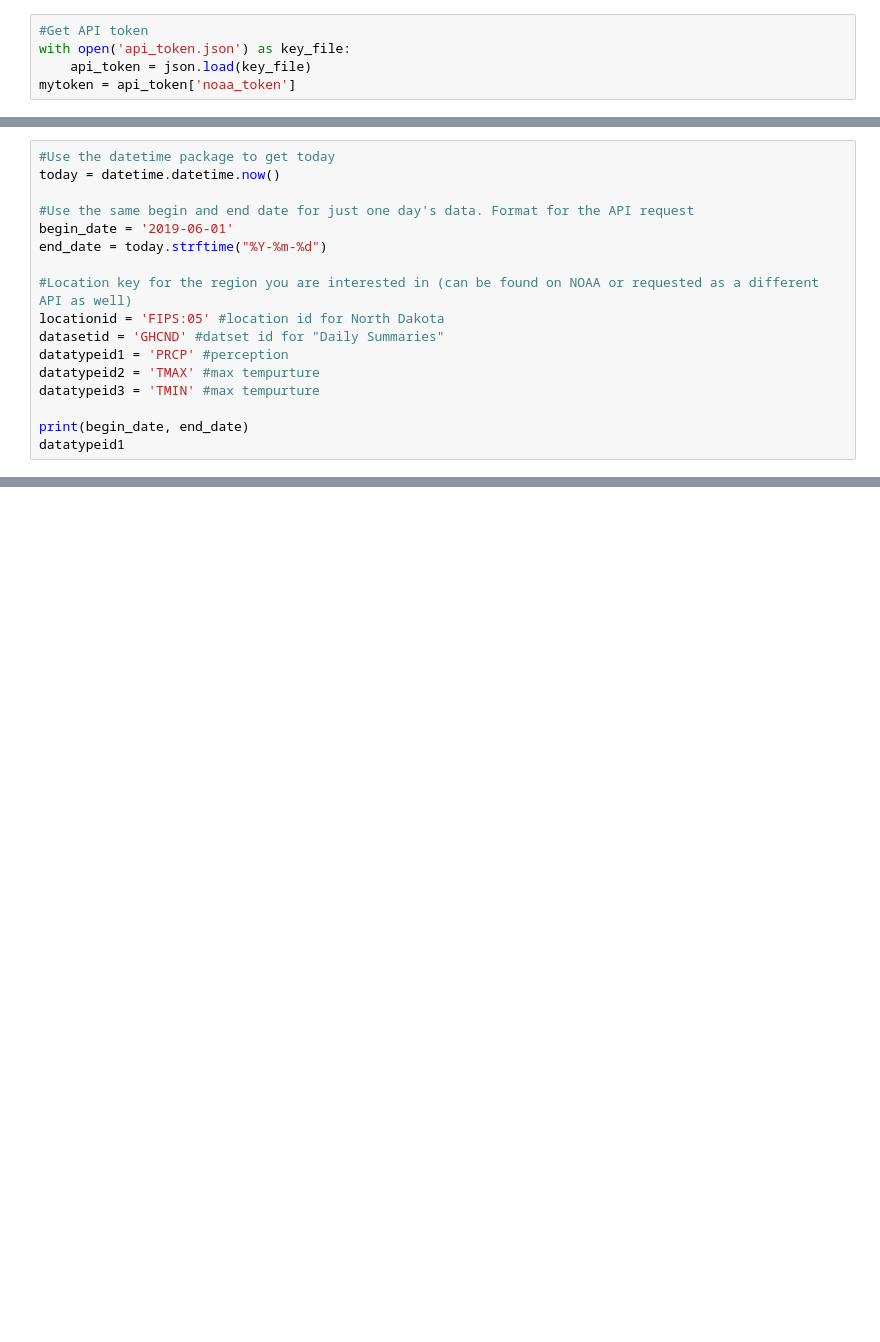
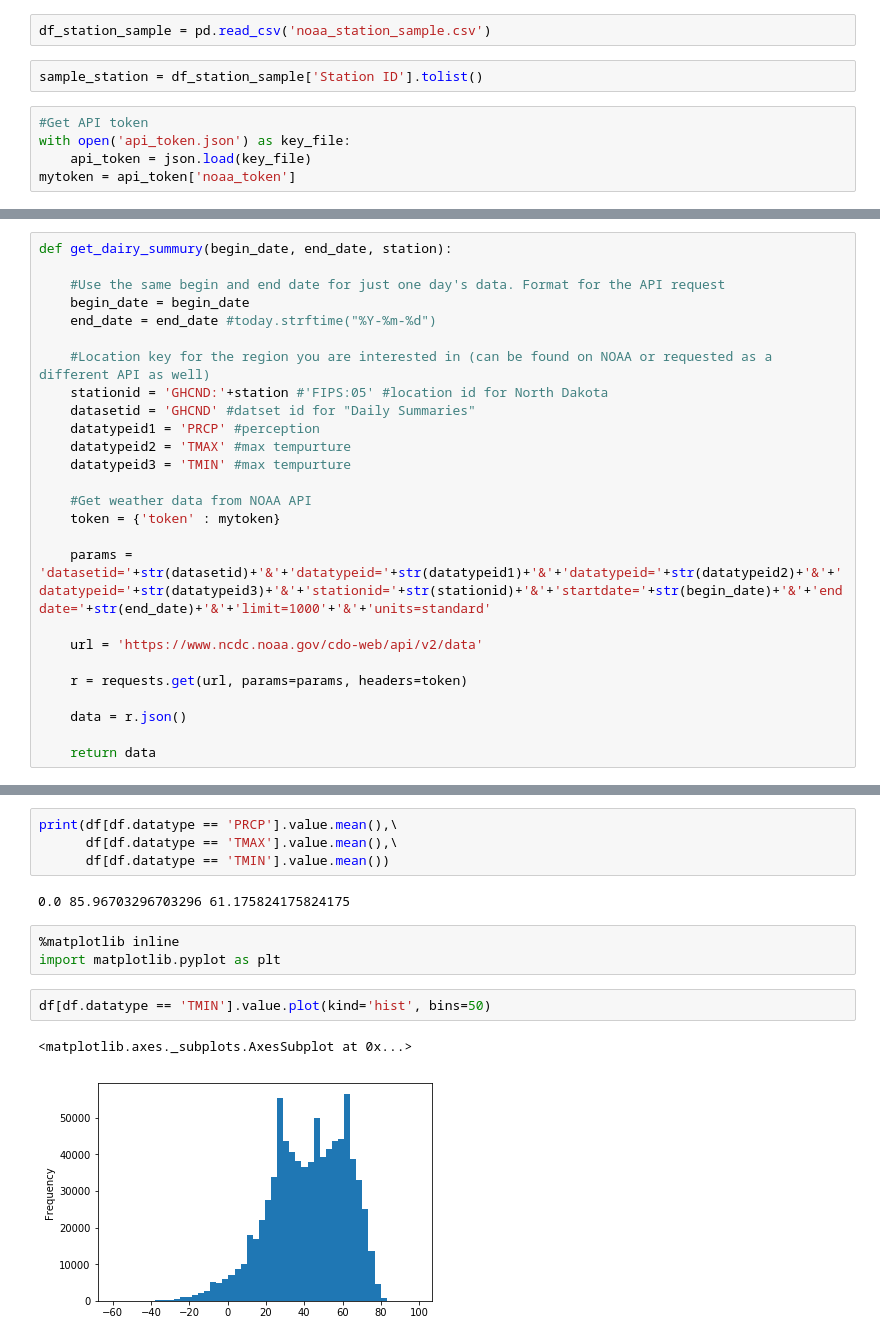
Before and after one commit to fkaita/Springboard, a Jupyter notebook: Capstone/Data_Collection_NOAA.ipynb, the cells around one changed output, grey strips where cells are left out. Cells and saved outputs as stored; diff of their text form; blank space fills up the shorter version.

```diff
--- a/Capstone/Data_Collection_NOAA.ipynb
+++ b/Capstone/Data_Collection_NOAA.ipynb
@@ -6,3 +274,7 @@ import pandas as pd
+# %%
+df_station_sample = pd.read_csv('noaa_station_sample.csv')
+# %%
+sample_station = df_station_sample['Station ID'].tolist()
 # %%
 #Get API token
 with open('api_token.json') as key_file:
@@ -11,17 +289,26 @@ mytoken = api_token['noaa_token']
 # %%
-#Use the datetime package to get today
-today = datetime.datetime.now()
+def get_dairy_summury(begin_date, end_date, station):
 
-#Use the same begin and end date for just one day's data. Format for the API request
-begin_date = '2019-06-01'
-end_date = today.strftime("%Y-%m-%d")
+    #Use the same begin and end date for just one day's data. Format for the API request
+    begin_date = begin_date
+    end_date = end_date #today.strftime("%Y-%m-%d")
 
-#Location key for the region you are interested in (can be found on NOAA or requested as a different API as well)
-locationid = 'FIPS:05' #location id for North Dakota
-datasetid = 'GHCND' #datset id for "Daily Summaries"
-datatypeid1 = 'PRCP' #perception
-datatypeid2 = 'TMAX' #max tempurture
-datatypeid3 = 'TMIN' #max tempurture
+    #Location key for the region you are interested in (can be found on NOAA or requested as a different API as well)
+    stationid = 'GHCND:'+station #'FIPS:05' #location id for North Dakota
+    datasetid = 'GHCND' #datset id for "Daily Summaries"
+    datatypeid1 = 'PRCP' #perception
+    datatypeid2 = 'TMAX' #max tempurture
+    datatypeid3 = 'TMIN' #max tempurture
 
-print(begin_date, end_date)
-datatypeid1
+    #Get weather data from NOAA API
+    token = {'token' : mytoken}
+
+    params = 'datasetid='+str(datasetid)+'&'+'datatypeid='+str(datatypeid1)+'&'+'datatypeid='+str(datatypeid2)+'&'+'datatypeid='+str(datatypeid3)+'&'+'stationid='+str(stationid)+'&'+'startdate='+str(begin_date)+'&'+'enddate='+str(end_date)+'&'+'limit=1000'+'&'+'units=standard'
+
+    url = 'https://www.ncdc.noaa.gov/cdo-web/api/v2/data'
+
+    r = requests.get(url, params=params, headers=token)
+
+    data = r.json()
+
+    return data
@@ -70,0 +556,14 @@ len(df.station.unique())
+# %%
+print(df[df.datatype == 'PRCP'].value.mean(),\
+      df[df.datatype == 'TMAX'].value.mean(),\
+      df[df.datatype == 'TMIN'].value.mean())
+# %% [output]
+0.0 85.96703296703296 61.175824175824175
+# %%
+%matplotlib inline
+import matplotlib.pyplot as plt
+# %%
+df[df.datatype == 'TMIN'].value.plot(kind='hist', bins=50)
+# %% [output]
+<matplotlib.axes._subplots.AxesSubplot at 0x...>
+[figure, added]
```
Also changed, not shown: parts of 41 cells of this notebook.
